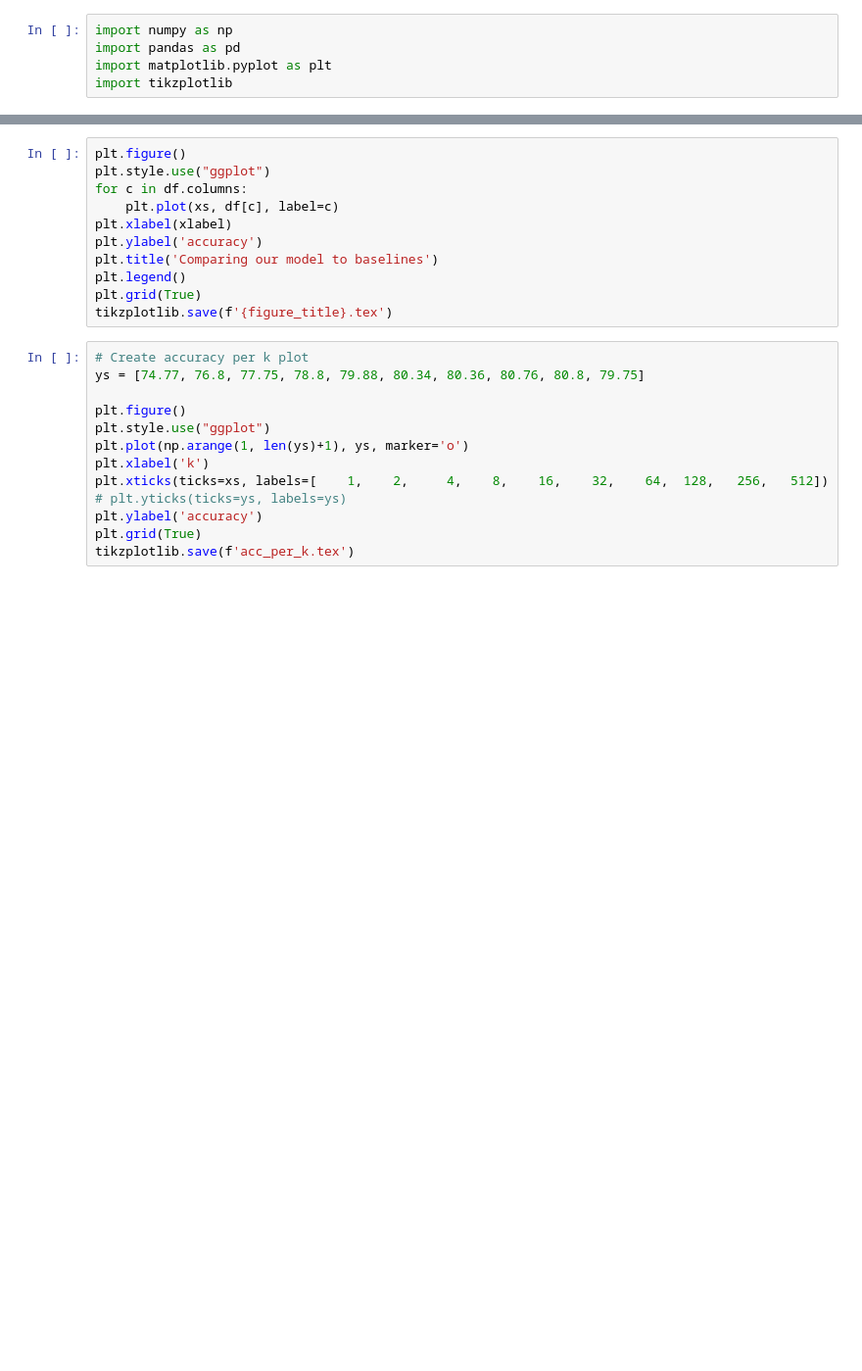
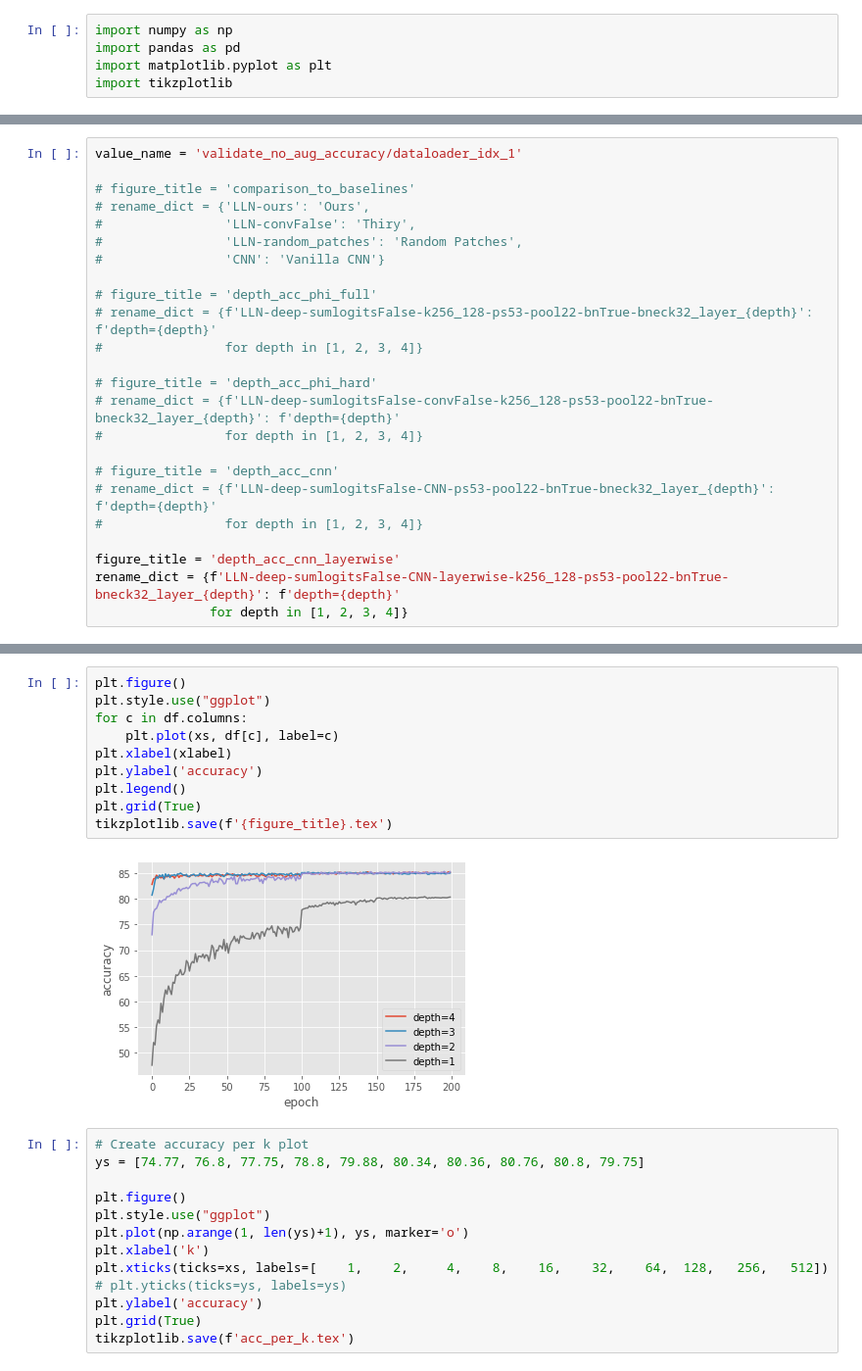
Before and after one commit to AlonNT/Thesis, a Jupyter notebook: plots/convert_to_tikz.ipynb, the cells around one changed output, grey strips where cells are left out. Shown at 98% size. Saved outputs shown, nothing was run; the diff lists cells and outputs as text; blank space fills up the shorter version.

Commit message:
Added depth tex files

```diff
--- a/plots/convert_to_tikz.ipynb
+++ b/plots/convert_to_tikz.ipynb
@@ -12,3 +6,27 @@ rename_dict = {'LLN-ours': 'Ours',
+# %%
+value_name = 'validate_no_aug_accuracy/dataloader_idx_1'
+
+# figure_title = 'comparison_to_baselines'
+# rename_dict = {'LLN-ours': 'Ours',
+#                'LLN-convFalse': 'Thiry',
+#                'LLN-random_patches': 'Random Patches',
+#                'CNN': 'Vanilla CNN'}
+
+# figure_title = 'depth_acc_phi_full'
+# rename_dict = {f'LLN-deep-sumlogitsFalse-k256_128-ps53-pool22-bnTrue-bneck32_layer_{depth}': f'depth={depth}'
+#                for depth in [1, 2, 3, 4]}
+
+# figure_title = 'depth_acc_phi_hard'
+# rename_dict = {f'LLN-deep-sumlogitsFalse-convFalse-k256_128-ps53-pool22-bnTrue-bneck32_layer_{depth}': f'depth={depth}'
+#                for depth in [1, 2, 3, 4]}
+
+# figure_title = 'depth_acc_cnn'
+# rename_dict = {f'LLN-deep-sumlogitsFalse-CNN-ps53-pool22-bnTrue-bneck32_layer_{depth}': f'depth={depth}'
+#                for depth in [1, 2, 3, 4]}
+
+figure_title = 'depth_acc_cnn_layerwise'
+rename_dict = {f'LLN-deep-sumlogitsFalse-CNN-layerwise-k256_128-ps53-pool22-bnTrue-bneck32_layer_{depth}': f'depth={depth}'
+               for depth in [1, 2, 3, 4]}
 # %%
 df = pd.read_csv(f'./{figure_title}.csv')
 df.head()
@@ -26,14 +58,15 @@ df.head()
 # %%
 plt.figure()
 plt.style.use("ggplot")
 for c in df.columns:
     plt.plot(xs, df[c], label=c)
 plt.xlabel(xlabel)
 plt.ylabel('accuracy')
-plt.title('Comparing our model to baselines')
 plt.legend()
 plt.grid(True)
 tikzplotlib.save(f'{figure_title}.tex')
+# %% [output]
+[figure, added]
 # %%
 # Create accuracy per k plot
 ys = [74.77, 76.8, 77.75, 78.8, 79.88, 80.34, 80.36, 80.76, 80.8, 79.75]
```
Also changed, not shown: parts of 3 cells of this notebook, 4 other files.
